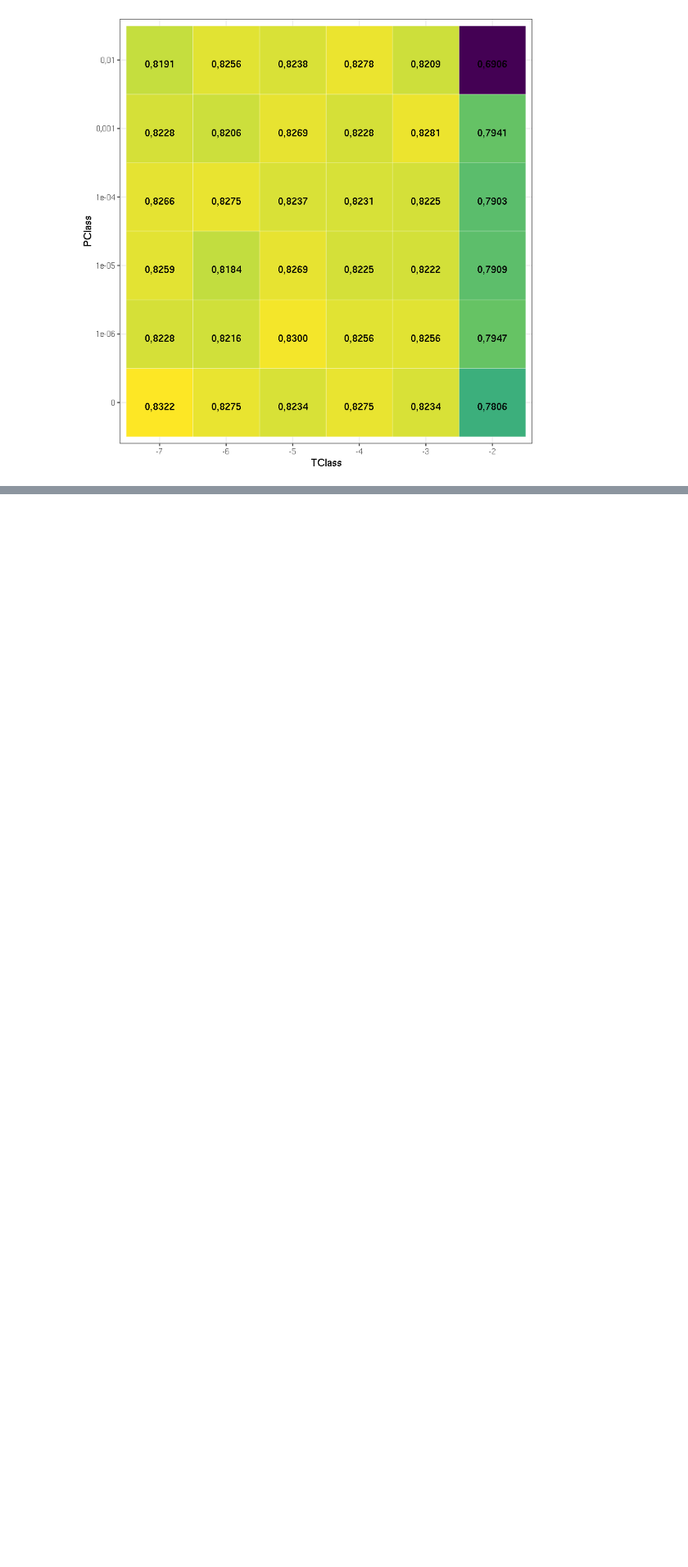
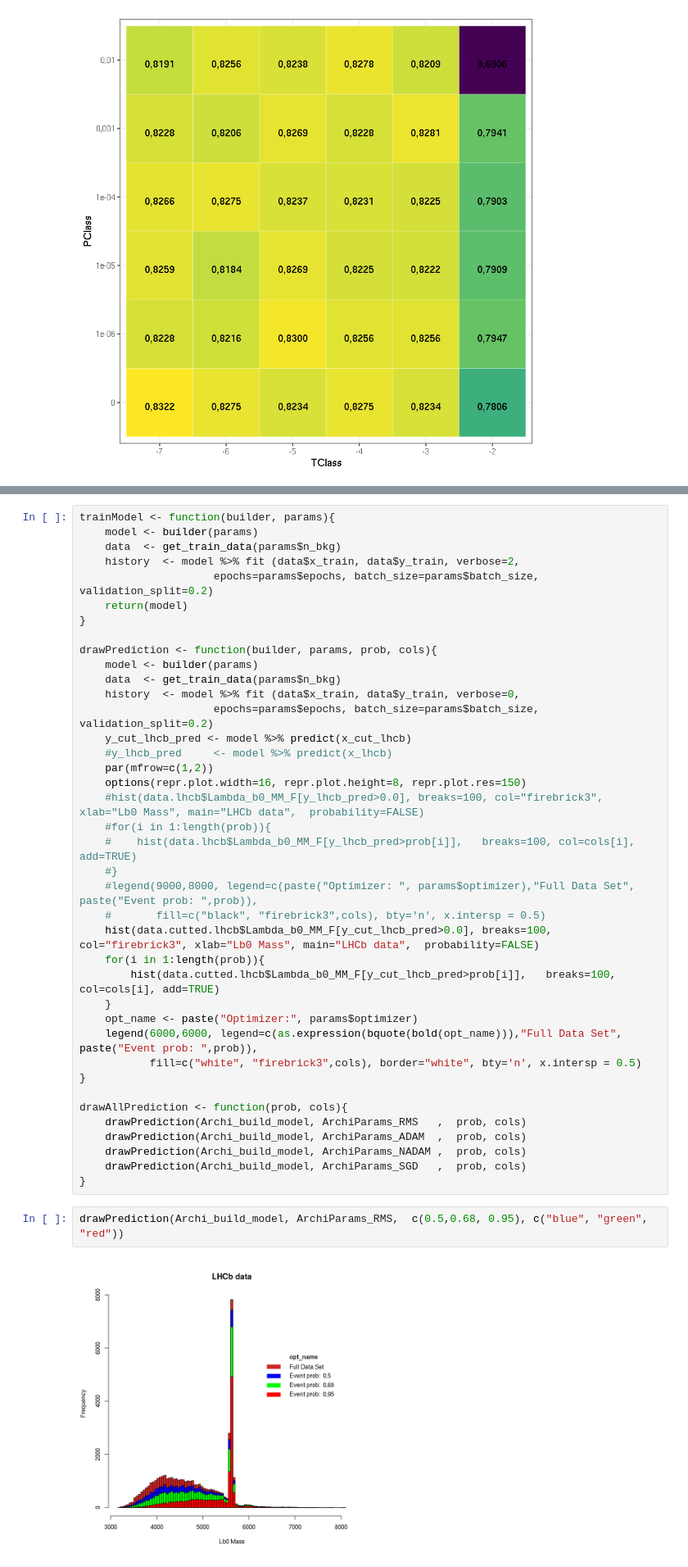
Before and after one commit to mastrovalentz/Adv_Stat_Final_Project, a Jupyter notebook: Model_Tuner.ipynb, the cells around one changed output, grey strips where cells are left out. Shown: that part at 82% size. Drawn from its saved outputs; the diff is of its cells as text; blank space fills up the shorter version.

Commit message:
Doing plots

```diff
--- a/Model_Tuner.ipynb
+++ b/Model_Tuner.ipynb
@@ -874,0 +855,43 @@ y_cut_lhcb_pred <- model %>% predict(x_cut_lhcb)
+# %%
+trainModel <- function(builder, params){
+    model <- builder(params)
+    data  <- get_train_data(params$n_bkg)
+    history  <- model %>% fit (data$x_train, data$y_train, verbose=2,
+                     epochs=params$epochs, batch_size=params$batch_size, validation_split=0.2)
+    return(model)
+}
+
+drawPrediction <- function(builder, params, prob, cols){
+    model <- builder(params)
+    data  <- get_train_data(params$n_bkg)
+    history  <- model %>% fit (data$x_train, data$y_train, verbose=0,
+                     epochs=params$epochs, batch_size=params$batch_size, validation_split=0.2)
+    y_cut_lhcb_pred <- model %>% predict(x_cut_lhcb)
+    #y_lhcb_pred     <- model %>% predict(x_lhcb)
+    par(mfrow=c(1,2))
+    options(repr.plot.width=16, repr.plot.height=8, repr.plot.res=150)
+    #hist(data.lhcb$Lambda_b0_MM_F[y_lhcb_pred>0.0], breaks=100, col="firebrick3", xlab="Lb0 Mass", main="LHCb data",  probability=FALSE)
+    #for(i in 1:length(prob)){
+    #    hist(data.lhcb$Lambda_b0_MM_F[y_lhcb_pred>prob[i]],   breaks=100, col=cols[i], add=TRUE)
+    #}
+    #legend(9000,8000, legend=c(paste("Optimizer: ", params$optimizer),"Full Data Set", paste("Event prob: ",prob)),
+    #       fill=c("black", "firebrick3",cols), bty='n', x.intersp = 0.5)
+    hist(data.cutted.lhcb$Lambda_b0_MM_F[y_cut_lhcb_pred>0.0], breaks=100, col="firebrick3", xlab="Lb0 Mass", main="LHCb data",  probability=FALSE)
+    for(i in 1:length(prob)){
+        hist(data.cutted.lhcb$Lambda_b0_MM_F[y_cut_lhcb_pred>prob[i]],   breaks=100, col=cols[i], add=TRUE)
+    }
+    opt_name <- paste("Optimizer:", params$optimizer)
+    legend(6000,6000, legend=c(as.expression(bquote(bold(opt_name))),"Full Data Set", paste("Event prob: ",prob)),
+           fill=c("white", "firebrick3",cols), border="white", bty='n', x.intersp = 0.5)
+}
+
+drawAllPrediction <- function(prob, cols){
+    drawPrediction(Archi_build_model, ArchiParams_RMS   ,  prob, cols)
+    drawPrediction(Archi_build_model, ArchiParams_ADAM  ,  prob, cols)
+    drawPrediction(Archi_build_model, ArchiParams_NADAM ,  prob, cols)
+    drawPrediction(Archi_build_model, ArchiParams_SGD   ,  prob, cols)
+}
+# %%
+drawPrediction(Archi_build_model, ArchiParams_RMS,  c(0.5,0.68, 0.95), c("blue", "green", "red"))
+# %% [output]
+[figure, added]
```
Also changed, not shown: parts of 9 cells of this notebook.
